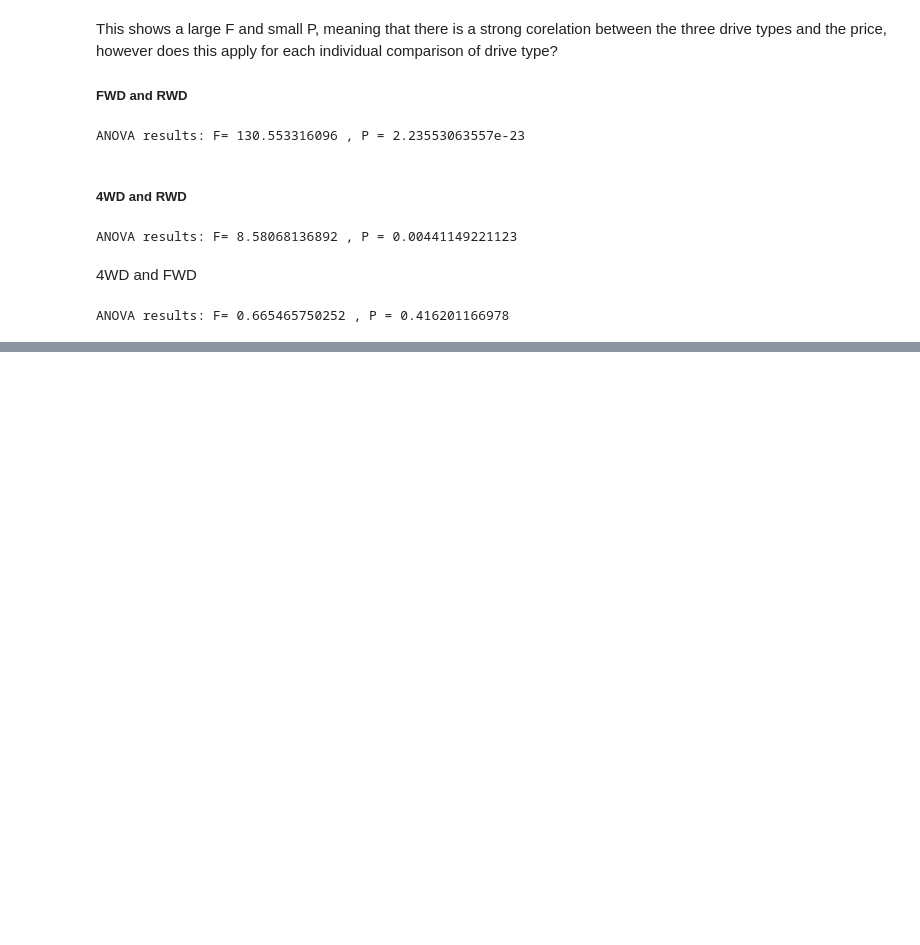
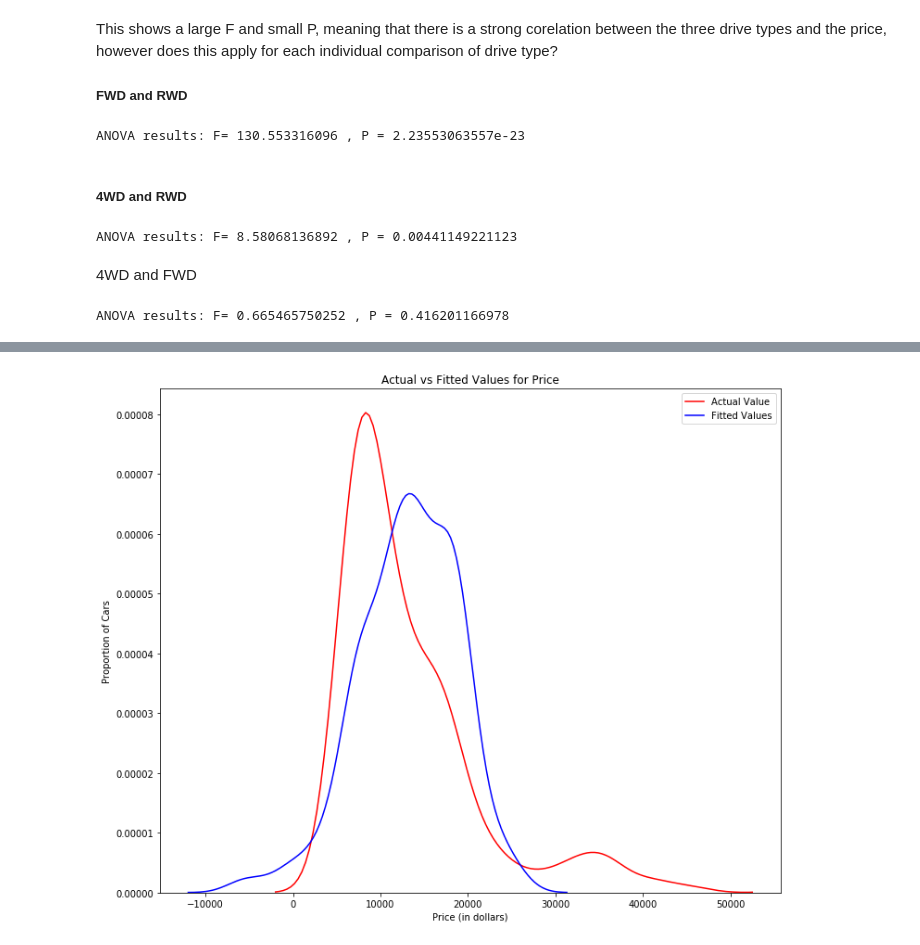
Before and after one commit to nabeelvalley/docs, a Jupyter notebook: dsx-with-python/notebooks/data-analysis-with-python.ipynb, the cells around one changed output, grey strips where cells are left out. Cells and saved outputs as stored; diff of their text form; code cells hidden in the pictures; blank space fills up the shorter version.

```diff
--- a/dsx-with-python/notebooks/data-analysis-with-python.ipynb
+++ b/dsx-with-python/notebooks/data-analysis-with-python.ipynb
@@ -1084,0 +1152,6 @@ ANOVA results: F= 0.665465750252 , P = 0.416201166978
+# %%
+X = df[['highway-mpg']]
+Y = df['price']
+# %%
+lm = LinearRegression()
+lm.fit(X,Y)
@@ -1084,0 +1160,3 @@ ANOVA results: F= 0.665465750252 , P = 0.416201166978
+# %%
+Yhat=lm.predict(X)
+Yhat[0:5]
@@ -1084,0 +1291,16 @@ ANOVA results: F= 0.665465750252 , P = 0.416201166978
+# %%
+plt.figure(figsize=(width, height))
+
+
+ax1 = sns.distplot(df['price'], hist=False, color="r", label="Actual Value")
+sns.distplot(Yhat, hist=False, color="b", label="Fitted Values" , ax=ax1)
+
+
+plt.title('Actual vs Fitted Values for Price')
+plt.xlabel('Price (in dollars)')
+plt.ylabel('Proportion of Cars')
+
+plt.show()
+plt.close()
+# %% [output]
+[figure, added]
```
Also changed, not shown: parts of 52 cells of this notebook.
